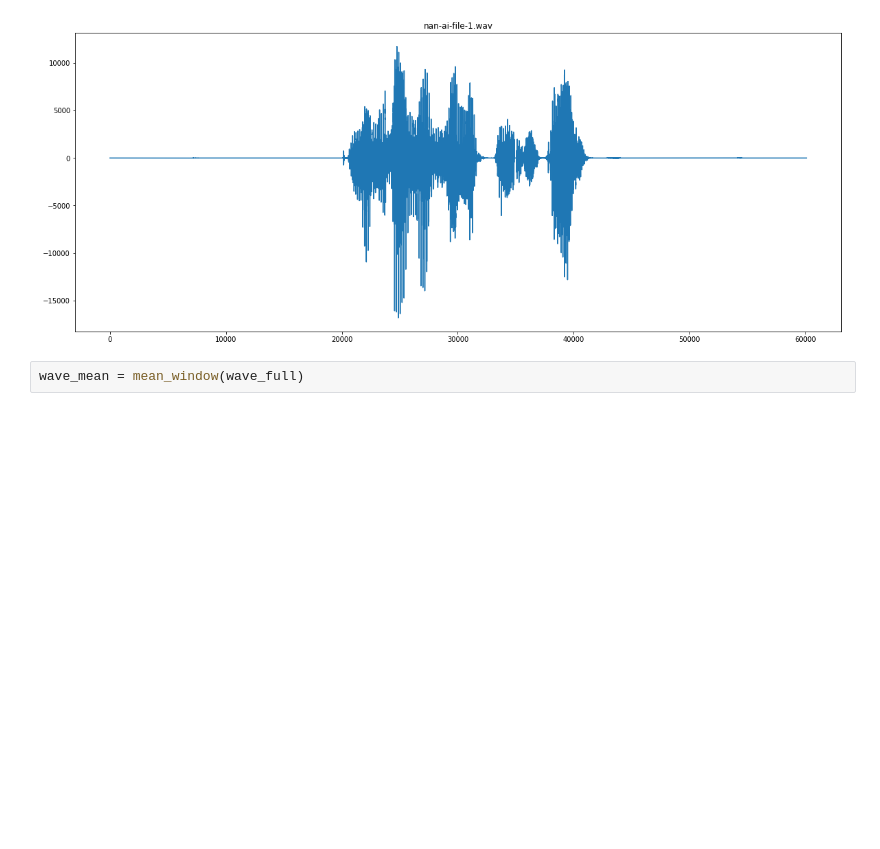
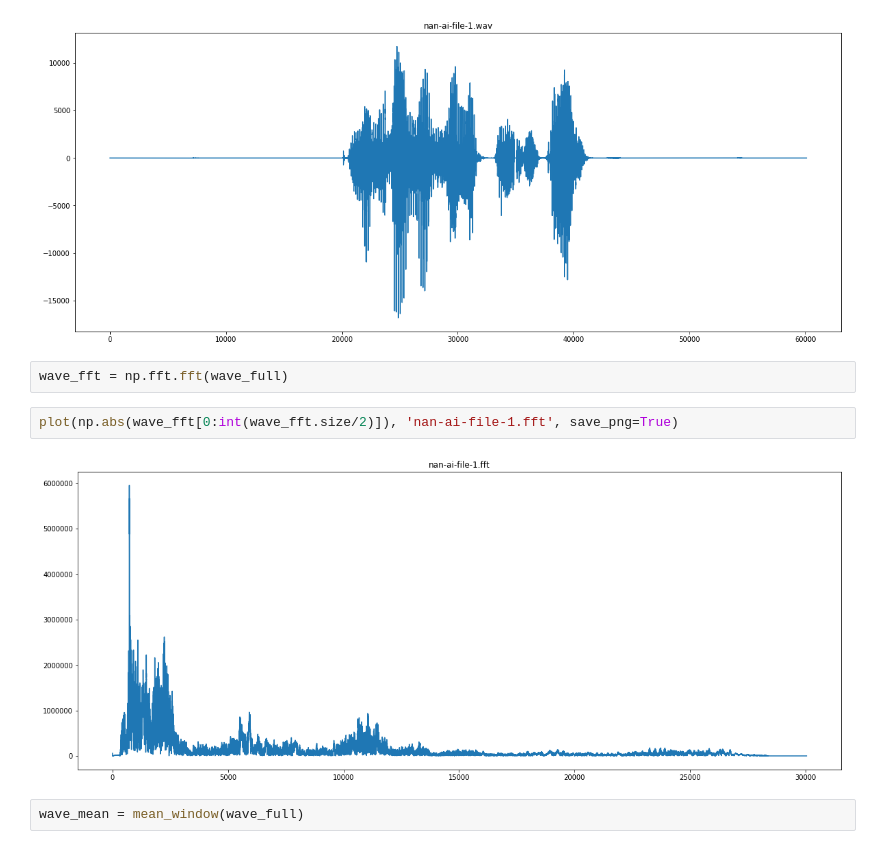
Before and after one commit to Przemmer/broken_recordings, a Jupyter notebook: Analysis_experiments_2.ipynb, the cells around one changed output. Cells and saved outputs as stored; diff of their text form; blank space fills up the shorter version.

```diff
--- a/Analysis_experiments_2.ipynb
+++ b/Analysis_experiments_2.ipynb
@@ -33,6 +33,12 @@ wave_full = read_wave_file('nan-ai-file-1.wav')
 plot(wave_full, 'nan-ai-file-1.wav', save_png=True)
 # %% [output]
 [figure]
+# %%
+wave_fft = np.fft.fft(wave_full)
+# %%
+plot(np.abs(wave_fft[0:int(wave_fft.size/2)]), 'nan-ai-file-1.fft', save_png=True)
+# %% [output]
+[figure, added]
 # %%
 wave_mean = mean_window(wave_full)
 # %%
```
Also changed, not shown: parts of 2 cells of this notebook, 7 other files.
